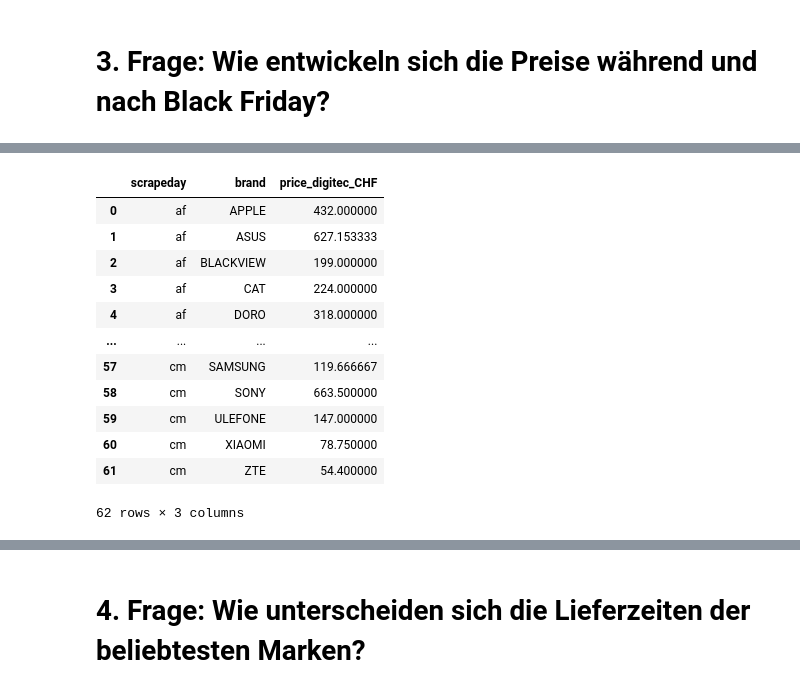
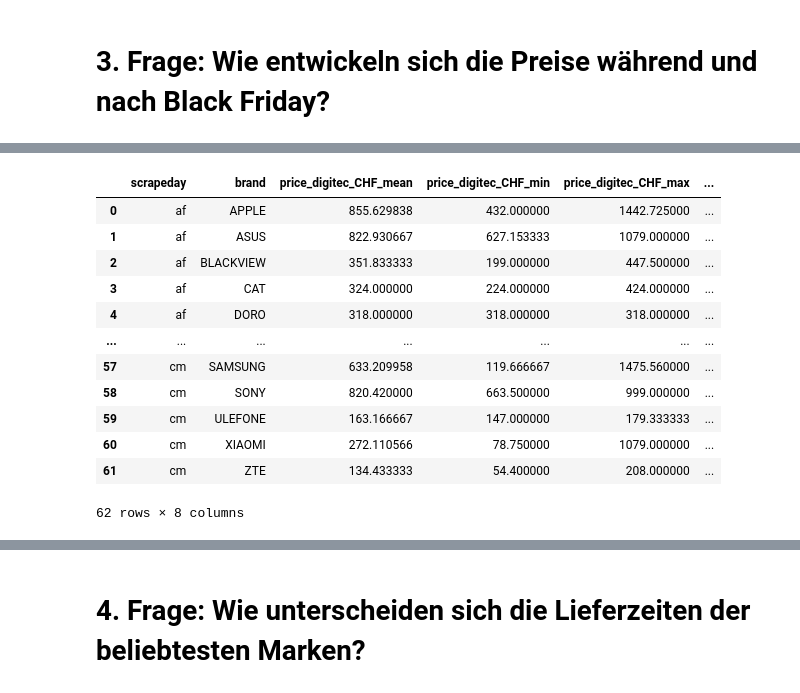
Before and after one commit to rportm/cip_project, a Jupyter notebook: data_analysis.ipynb, the cells around one changed output, grey strips where cells are left out. Cells and saved outputs as stored; diff of their text form; code cells hidden in the pictures.

Commit message:
analysis and plots

```diff
--- a/data_analysis.ipynb
+++ b/data_analysis.ipynb
@@ -87,0 +123,26 @@ df.groupby(['brand'], as_index=False).agg({'rating_digitec': ['mean', 'min', 'ma
+# %%
+# Converting the rating columns to numeric
+df['rating_digitec'] = pd.to_numeric(df['rating_digitec'], errors='coerce')
+df['rating_mediamarkt'] = pd.to_numeric(df['rating_mediamarkt'], errors='coerce')
+
+# Melting the DataFrame to get a long format suitable for seaborn boxplot
+melted_ratings = df.melt(id_vars=['brand'],
+                                value_vars=['rating_digitec', 'rating_mediamarkt'],
+                                var_name='Store',
+                                value_name='Rating')
+
+# Replacing the column names for better readability in the plot
+melted_ratings['Store'] = melted_ratings['Store'].replace({'rating_digitec': 'Digitec', 'rating_mediamarkt': 'MediaMarkt'})
+
+# Creating the grouped boxplots
+plt.figure(figsize=(15, 8))
+sns.boxplot(x='brand', y='Rating', hue='Store', data=melted_ratings)
+
+# Enhancing the plot
+plt.title('Comparison of Ratings by Brand in Digitec and MediaMarkt')
+plt.xticks(rotation=45)
+plt.xlabel('Brand')
+plt.ylabel('Rating')
+
+# Display the plot
+plt.show()
@@ -90,18 +169,25 @@ df.groupby(['brand'], as_index=False).agg({'rating_digitec': ['mean', 'min', 'ma
 # %%
-df_scrapeday = df.groupby(['scrapeday', 'brand'], as_index=False)["price_digitec_CHF"].agg('min')
+df_scrapeday = df.groupby(['scrapeday', 'brand'], as_index=False).aggregate(
+    price_digitec_CHF_mean=('price_digitec_CHF', 'mean'),
+    price_digitec_CHF_min=('price_digitec_CHF', 'min'),
+    price_digitec_CHF_max=('price_digitec_CHF', 'max'),
+    price_mediamarkt_CHF_mean=('price_mediamarkt_CHF', 'mean'),
+    price_mediamarkt_CHF_min=('price_mediamarkt_CHF', 'min'),
+    price_mediamarkt_CHF_max=('price_mediamarkt_CHF', 'max')
+)
 
 df_scrapeday
 # %% [output]
-|  | scrapeday | brand | price_digitec_CHF |
-| 0 | af | APPLE | 432.000000 |
-| 1 | af | ASUS | 627.153333 |
-| 2 | af | BLACKVIEW | 199.000000 |
-| 3 | af | CAT | 224.000000 |
-| 4 | af | DORO | 318.000000 |
-| ... | ... | ... | ... |
-| 57 | cm | SAMSUNG | 119.666667 |
-| 58 | cm | SONY | 663.500000 |
-| 59 | cm | ULEFONE | 147.000000 |
-| 60 | cm | XIAOMI | 78.750000 |
-| 61 | cm | ZTE | 54.400000 |
+|  | scrapeday | brand | price_digitec_CHF_mean | price_digitec_CHF_min | price_digitec_CHF_max | ... |
+| 0 | af | APPLE | 855.629838 | 432.000000 | 1442.725000 | ... |
+| 1 | af | ASUS | 822.930667 | 627.153333 | 1079.000000 | ... |
+| 2 | af | BLACKVIEW | 351.833333 | 199.000000 | 447.500000 | ... |
+| 3 | af | CAT | 324.000000 | 224.000000 | 424.000000 | ... |
+| 4 | af | DORO | 318.000000 | 318.000000 | 318.000000 | ... |
+| ... | ... | ... | ... | ... | ... | ... |
+| 57 | cm | SAMSUNG | 633.209958 | 119.666667 | 1475.560000 | ... |
+| 58 | cm | SONY | 820.420000 | 663.500000 | 999.000000 | ... |
+| 59 | cm | ULEFONE | 163.166667 | 147.000000 | 179.333333 | ... |
+| 60 | cm | XIAOMI | 272.110566 | 78.750000 | 1079.000000 | ... |
+| 61 | cm | ZTE | 134.433333 | 54.400000 | 208.000000 | ... |
-62 rows × 3 columns
+62 rows × 8 columns
```
Also changed, not shown: parts of 22 cells of this notebook, 1 other file.
